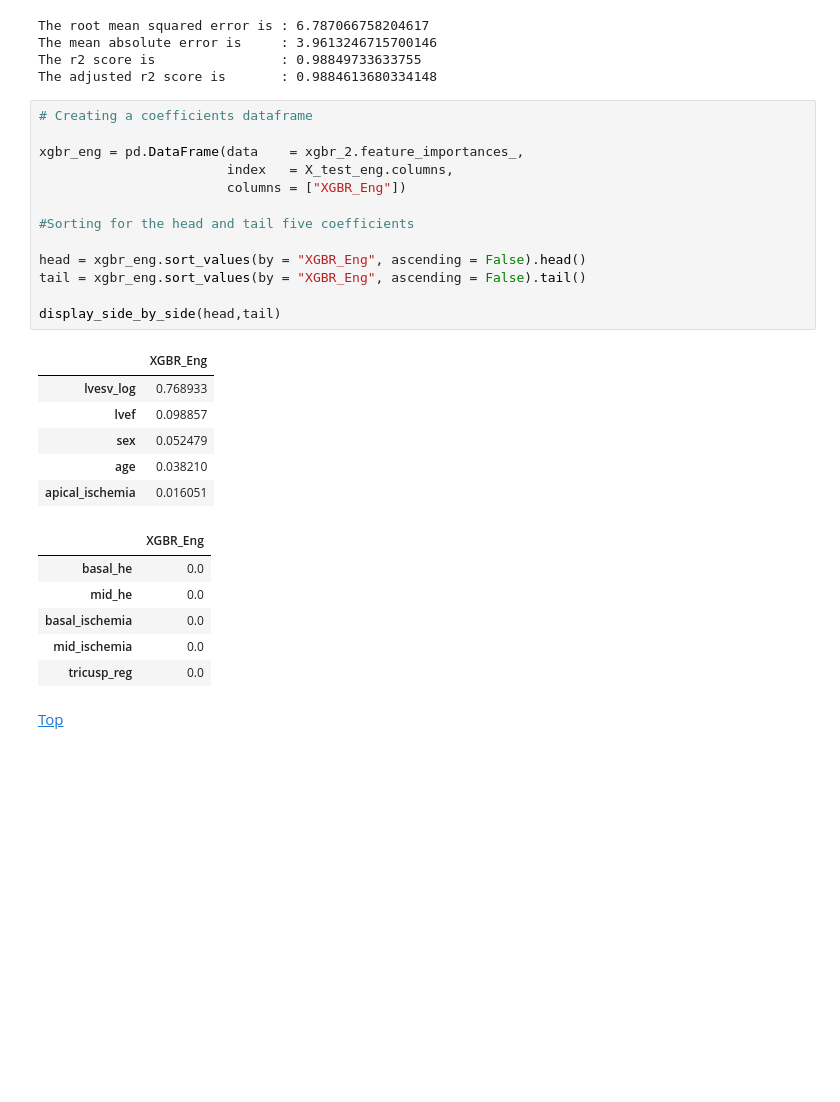
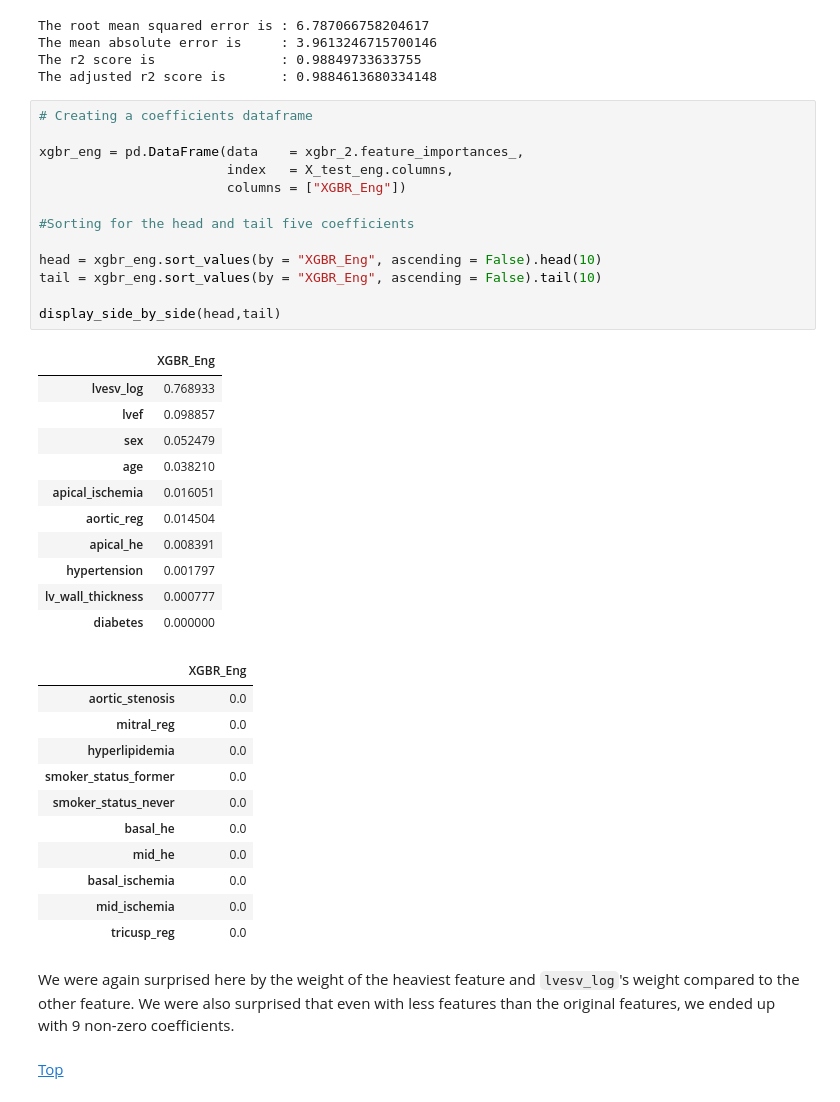
Before and after one commit to a-bergman/DSI-Capstone, a Jupyter notebook: Code/Modeling And Evaluation.ipynb, the cells around one changed output. Saved outputs shown, nothing was run; the diff lists cells and outputs as text; blank space fills up the shorter version.

```diff
--- a/Code/Modeling And Evaluation.ipynb
+++ b/Code/Modeling And Evaluation.ipynb
@@ -873,29 +911,41 @@ The adjusted r2 score is       : 0.9884613680334148
 # %%
 # Creating a coefficients dataframe
 
 xgbr_eng = pd.DataFrame(data    = xgbr_2.feature_importances_,
                         index   = X_test_eng.columns,
                         columns = ["XGBR_Eng"])
 
 #Sorting for the head and tail five coefficients
 
-head = xgbr_eng.sort_values(by = "XGBR_Eng", ascending = False).head()
-tail = xgbr_eng.sort_values(by = "XGBR_Eng", ascending = False).tail()
+head = xgbr_eng.sort_values(by = "XGBR_Eng", ascending = False).head(10)
+tail = xgbr_eng.sort_values(by = "XGBR_Eng", ascending = False).tail(10)
 
 display_side_by_side(head,tail)
 # %% [output]
 |  | XGBR_Eng |
 | lvesv_log | 0.768933 |
 | lvef | 0.098857 |
 | sex | 0.052479 |
 | age | 0.038210 |
 | apical_ischemia | 0.016051 |
+| aortic_reg | 0.014504 |
+| apical_he | 0.008391 |
+| hypertension | 0.001797 |
+| lv_wall_thickness | 0.000777 |
+| diabetes | 0.000000 |
 |  | XGBR_Eng |
+| aortic_stenosis | 0.0 |
+| mitral_reg | 0.0 |
+| hyperlipidemia | 0.0 |
+| smoker_status_former | 0.0 |
+| smoker_status_never | 0.0 |
 | basal_he | 0.0 |
 | mid_he | 0.0 |
 | basal_ischemia | 0.0 |
 | mid_ischemia | 0.0 |
 | tricusp_reg | 0.0 |
+# %% [markdown]
+We were again surprised here by the weight of the heaviest feature and `lvesv_log`'s weight compared to the other feature.  We were also surprised that even with less features than the original features, we ended up with 9 non-zero coefficients.
 # %% [markdown]
 [Top](#Table-Of-Contents)
 # %% [markdown]
```
Also changed, not shown: parts of 29 cells of this notebook.
